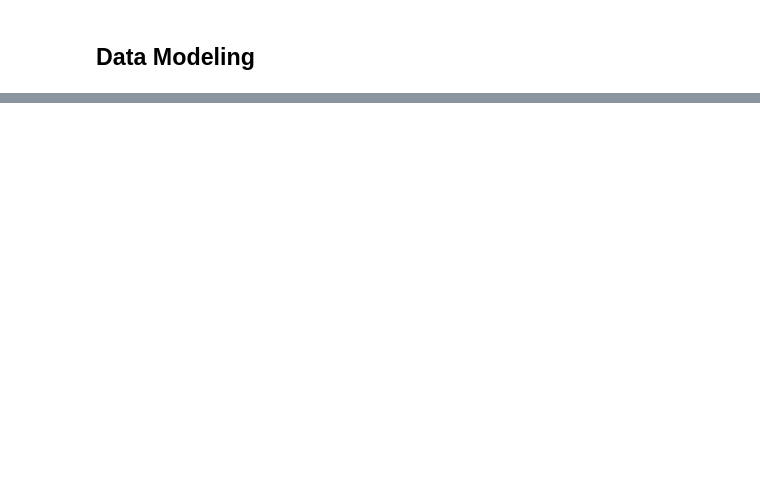
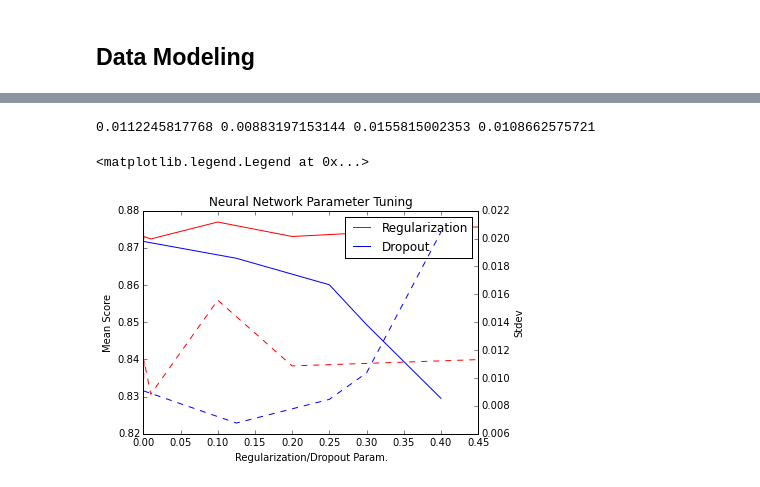
Before and after one commit to sbuschbach/CS181-practical2-SDL, a Jupyter notebook: luke_workspace.ipynb, the cells around one changed output, grey strips where cells are left out. Saved outputs shown, nothing was run; the diff lists cells and outputs as text; code cells hidden in the pictures; blank space fills up the shorter version.

```diff
--- a/luke_workspace.ipynb
+++ b/luke_workspace.ipynb
@@ -166,0 +145,3 @@ X_train.ix[1]
+# %%
+# first standardize data so NN converges
+standardizer = preprocessing.StandardScaler().fit(X_train)
@@ -166,0 +225,2 @@ X_train.ix[1]
+# %%
+rectifier_no_reg = cross_validation.cross_val_score(nn_test,standardizer.transform(X_train),np.array(t_train).flatten(), cv=3)
@@ -166,0 +353,18 @@ X_train.ix[1]
+# %%
+nn_rectifier_reg4 = Classifier(
+    layers = [
+        Layer("Rectifier", units = 72),
+        Layer("Rectifier", units = 72),
+        Layer("Rectifier", units = 72),
+        Layer("Softmax"),
+    ],
+    learning_rate = 0.001,
+    n_iter = 100,
+    regularize = 'L2',
+    weight_decay = 0.45
+)
+rectifier_reg4 = cross_validation.cross_val_score(nn_rectifier_reg4,standardizer.transform(X_train),np.array(t_train).flatten(), cv=5)
+# %%
+print rectifier_reg.std(), rectifier_reg1.std(), rectifier_reg2.std(), rectifier_reg3.std()
+# %% [output]
+0.0112245817768 0.00883197153144 0.0155815002353 0.0108662575721
@@ -166,0 +375,27 @@ X_train.ix[1]
+# %%
+reg_x = [0,0.001,0.01,0.1,0.2,0.45]
+reg_y_mean = [rectifier_no_reg.mean(),rectifier_reg.mean(), rectifier_reg1.mean(), rectifier_reg2.mean(), rectifier_reg3.mean(), rectifier_reg4.mean()]
+reg_y_std = [rectifier_no_reg.std(),rectifier_reg.std(), rectifier_reg1.std(), rectifier_reg2.std(), rectifier_reg3.std(), rectifier_reg4.std()]
+dropout_mean = [rectifier_no_reg.mean(),rectifier_dropout.mean(), rectifier_dropout2.mean(), rectifier_dropout3.mean(), rectifier_dropout4.mean()]
+dropout_std = [rectifier_no_reg.std(),rectifier_dropout.std(), rectifier_dropout2.std(), rectifier_dropout3.std(), rectifier_dropout4.std()]
+dropout_x = [0,0.125,0.25,0.3,0.4]
+# %%
+
+fig, ax1 = plt.subplots()
+
+# plot means
+ax1.plot(reg_x,reg_y_mean, "r-", label="Regularization")
+ax1.plot(dropout_x,dropout_mean, "b-", label="Dropout")
+ax1.set_xlabel("Regularization/Dropout Param.")
+ax1.set_ylabel("Mean Score")
+
+# plot
+ax2 = ax1.twinx()
+ax2.plot(reg_x, reg_y_std, "r--", label="Reg. Std")
+ax2.plot(dropout_x, dropout_std, "b--", label="Dropout Std")
+ax2.set_ylabel("Stdev")
+ax1.set_title("Neural Network Parameter Tuning")
+ax1.legend()
+# %% [output]
+<matplotlib.legend.Legend at 0x...>
+[figure, added]
```
Also changed, not shown: parts of 25 cells of this notebook.
